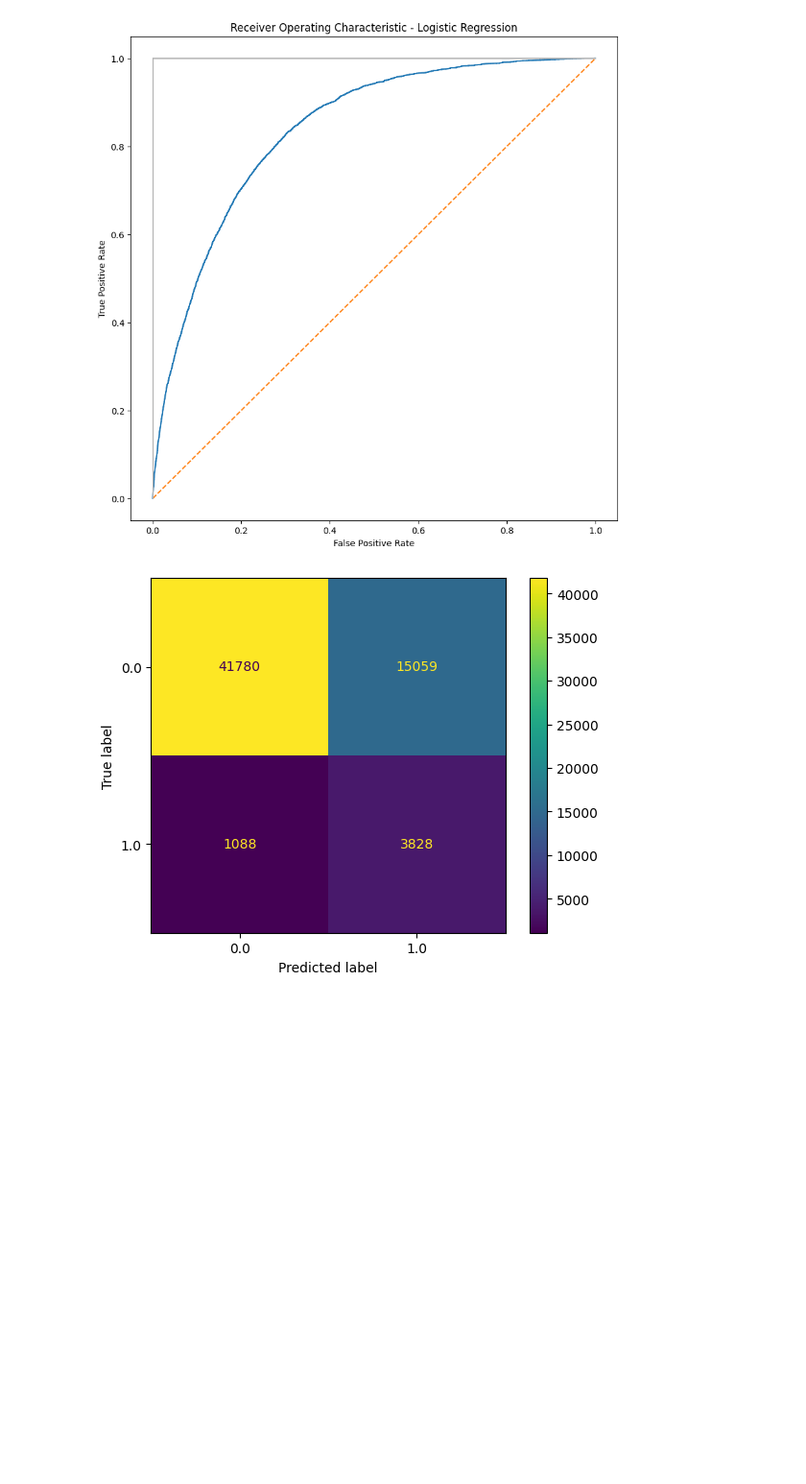
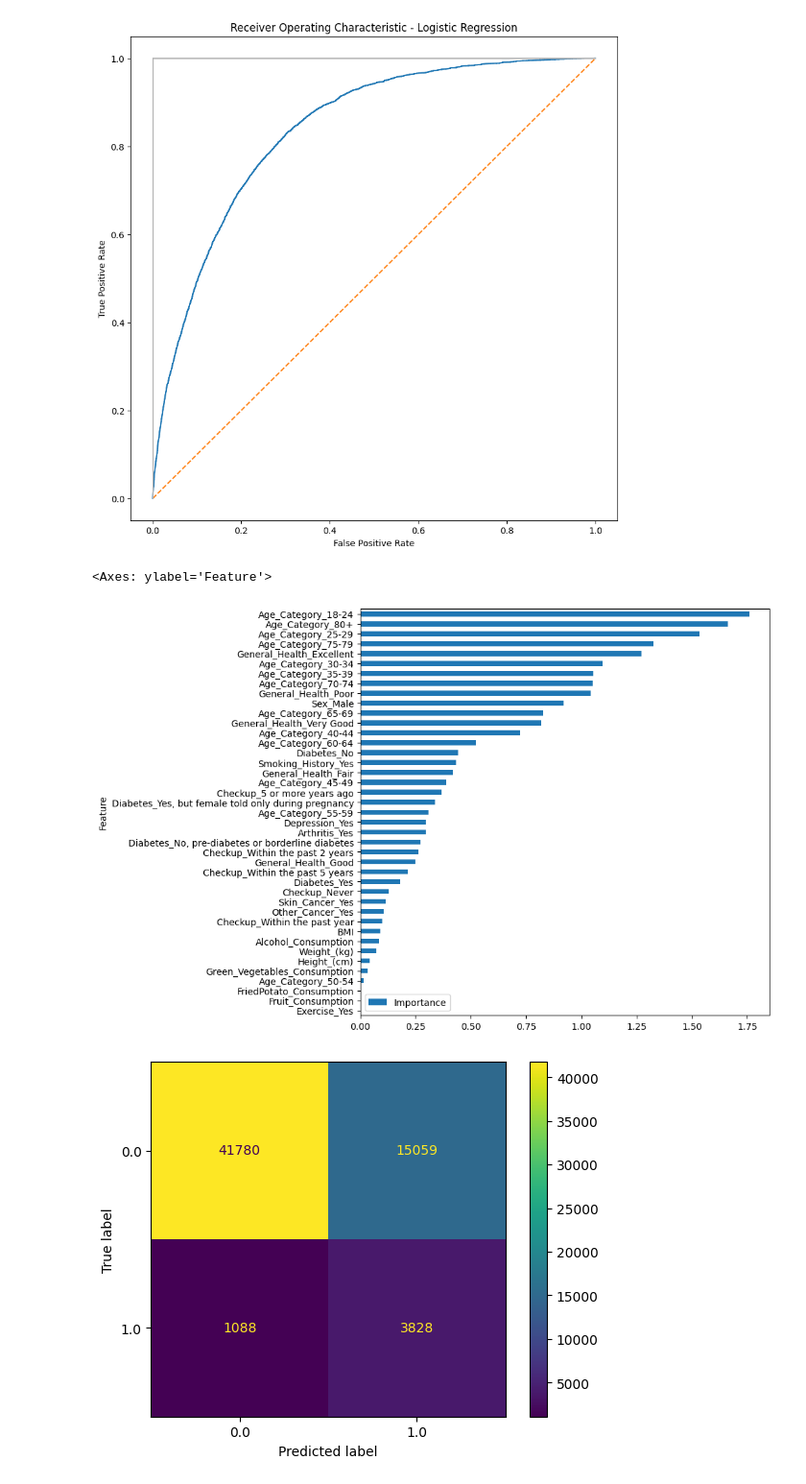
Before and after one commit to Chasindu/3401, a Jupyter notebook: Cardiovascular Diseases Risk Prediction.ipynb, the cells around one changed output. Shown at 96% size. Drawn from its saved outputs; the diff is of its cells as text; code cells hidden in the pictures; blank space fills up the shorter version.

```diff
--- a/Cardiovascular Diseases Risk Prediction.ipynb
+++ b/Cardiovascular Diseases Risk Prediction.ipynb
@@ -551,7 +551,7 @@ By using GridSearchCV, we can run our model multiple times with different parame
 #create grid of different values for parameters to run
 svc_params = {'kernel': ['rbf'],
                   'C': [0.1, 1, 10],
-                  'gamma': [0.001, 0.01, 1, 10]
+                  'gamma': [0.001, 0.01, 1]
                 }
 
 #Run the grid of parameters with SVC
@@ -600,0 +608,13 @@ Cross-Validation Mean Accuracy: 0.7277237596609325
+# %%
+#Trying Decision Tree Classifier versus Random Forest Classifier [to see which model would be better we are going to use the default parameters for each]
+#Since Random Forest is an extension to Decision Tree, the default parameters in this case will be the exact same
+
+#Testing for Decision Tree Classifier
+test_model = DecisionTreeClassifier(random_state=15)
+#Fitting Decision Tree Classifier on our Training Set
+test_model.fit(X_train, y_train)
+
+#Testing for Random Forest Classifier
+test_model2 = RandomForestClassifier(random_state=15)
+#Fitting Random Forest Classifier on our Training Set
+test_model2.fit(X_train, y_train)
@@ -607,16 +673,15 @@ Cross-Validation Mean Accuracy: 0.7277237596609325
 By using GridSearchCV, we can run our model multiple times with different parameters and test for accuracy to see which parameters lead to the best results
 # %%
 #create grid of different values for parameters to run
-params_tree = {'max_leaf_nodes' : list(range(80,110)),
-        'min_samples_split' : range(2,5),
-        'criterion': ['gini', 'entropy'],
-        'max_depth': range(1,10)}
+params = {'max_leaf_nodes' : list(range(95,110)),
+        'min_samples_split' : range(2,4),
+        'max_depth': range(5,10)}
 
-#Run the grid of parameters with Decision Tree classifier
-grid_search_tree = GridSearchCV(DecisionTreeClassifier(random_state=15), params_tree, verbose=1, cv=5)
+#Run the grid of parameters with Random Forest Classifier
+grid_search = GridSearchCV(RandomForestClassifier(random_state=15), params, cv=5)
 
 #Fit the best resulting model with the Training Set
-grid_search_tree.fit(X_train, y_train)
+grid_search.fit(X_train, y_train)
 
 #Print the best parameters
-print(grid_search_tree.best_params_)
+print(grid_search.best_params_)
@@ -625,6 +692,6 @@ print(grid_search_tree.best_params_)
 # %%
 #Create a model for Decision Tree classifier, setting parameters to the ones calculated from GridSearchCV
-model_tree = DecisionTreeClassifier(criterion='gini', min_samples_split=2, max_leaf_nodes=80, max_depth=9, random_state=15)
+model_tree = RandomForestClassifier(min_samples_split=3, max_leaf_nodes=108, max_depth=9, random_state=15)
 
 #Fit the training set with the machine learning model
 model_tree.fit(X_train, y_train)
@@ -672,6 +740,16 @@ plt.xlabel('False Positive Rate')
 plt.show()
 # %% [output]
 [figure]
+# %%
+coefficients = model.coef_
+
+avg_importance = np.mean(np.abs(coefficients), axis=0)
+feature_importance = pd.DataFrame({'Feature': X_train.columns, 'Importance': avg_importance})
+feature_importance = feature_importance.sort_values('Importance', ascending=True)
+feature_importance.plot(x='Feature', y='Importance', kind='barh', figsize=(8, 8))
+# %% [output]
+<Axes: ylabel='Feature'>
+[figure, added]
 # %%
 ConfusionMatrixDisplay.from_predictions(y_test, y_pred)
 plt.show()
```
Also changed, not shown: parts of 15 cells of this notebook.
